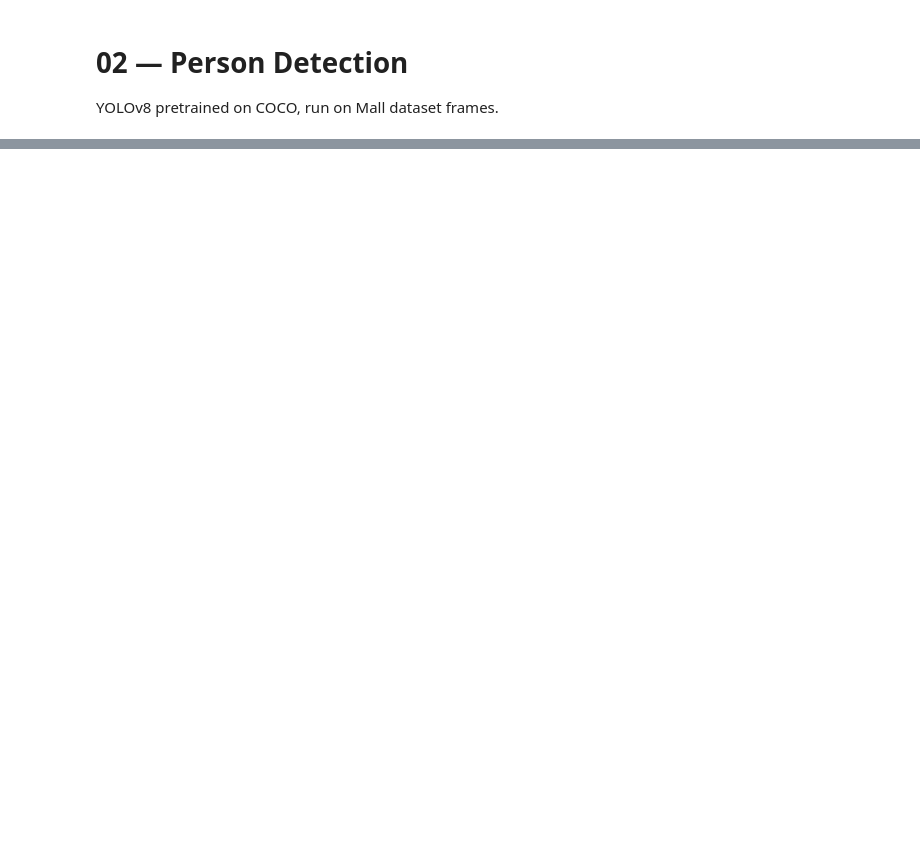
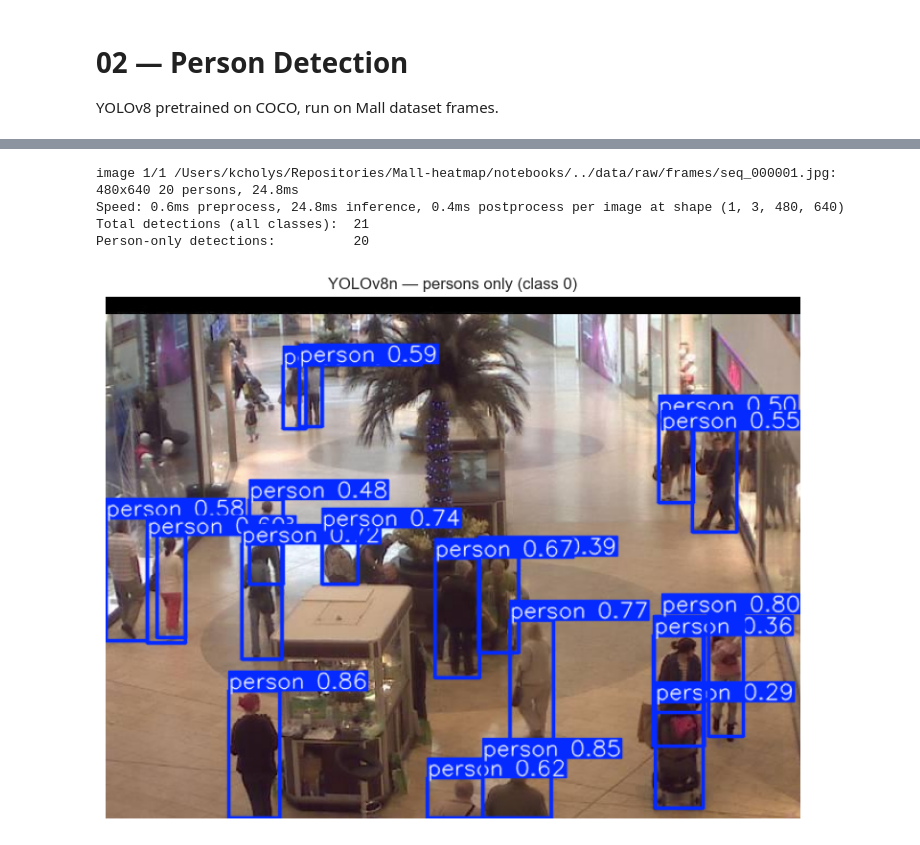
Before and after one commit to kcholyshere/Mall-heatmap, a Jupyter notebook: notebooks/02_person_detection.ipynb, the cells around one changed output, grey strips where cells are left out. Cells and saved outputs as stored; diff of their text form; code cells hidden in the pictures; blank space fills up the shorter version.

```diff
--- a/notebooks/02_person_detection.ipynb
+++ b/notebooks/02_person_detection.ipynb
@@ -2,10 +2,18 @@
 # 02 — Person Detection
 YOLOv8 pretrained on COCO, run on Mall dataset frames.
 # %%
+import csv
+import time
 from pathlib import Path
 
+import matplotlib.image as mpimg
 import matplotlib.pyplot as plt
+import numpy as np
+import scipy.io
+import seaborn as sns
 from ultralytics import YOLO
+
+sns.set_theme(style="whitegrid")
 # %%
 RAW = Path('../data/raw')
 frame_path = RAW / 'frames/seq_000001.jpg'
@@ -40,0 +38,21 @@ plt.show()
+# %%
+# class 0 = person in COCO; classes=[0] suppresses all other categories
+results_persons = model(frame_path, classes=[0])
+
+print(f'Total detections (all classes):  {len(results[0].boxes)}')
+print(f'Person-only detections:          {len(results_persons[0].boxes)}')
+
+annotated_persons = results_persons[0].plot()
+
+fig, ax = plt.subplots(figsize=(10, 6))
+ax.imshow(annotated_persons[..., ::-1])
+ax.axis('off')
+ax.set_title('YOLOv8n — persons only (class 0)')
+plt.tight_layout()
+plt.show()
+# %% [output]
+image 1/1 /Users/kcholys/Repositories/Mall-heatmap/notebooks/../data/raw/frames/seq_000001.jpg: 480x640 20 persons, 24.8ms
+Speed: 0.6ms preprocess, 24.8ms inference, 0.4ms postprocess per image at shape (1, 3, 480, 640)
+Total detections (all classes):  21
+Person-only detections:          20
+[figure, added]
```
Also changed, not shown: parts of 12 cells of this notebook, 1 other file.
